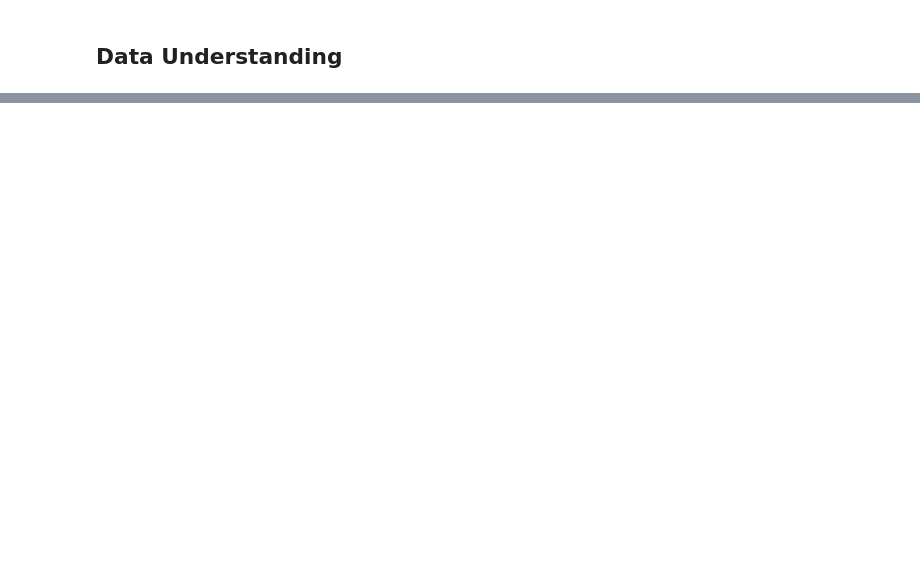
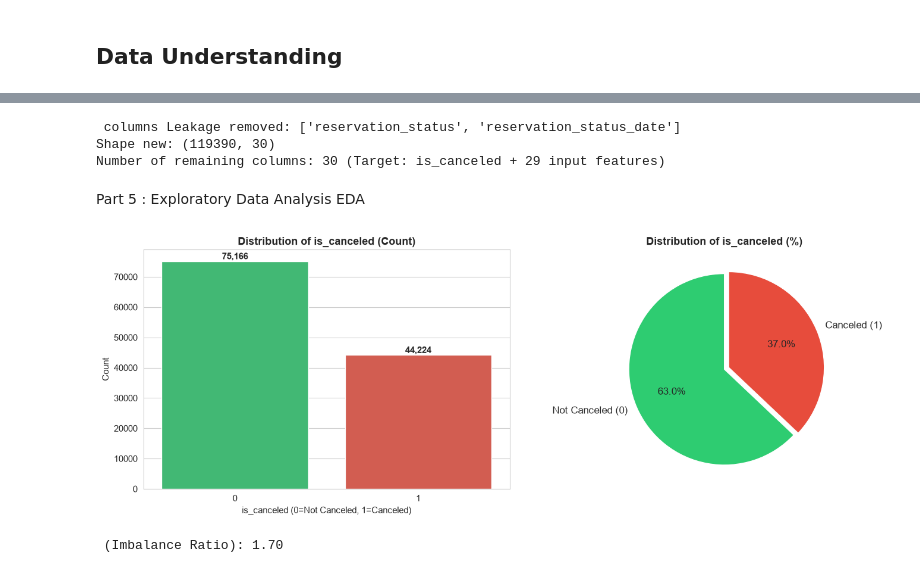
Before and after one commit to mohammadmhg/ml-casebooks, a Jupyter notebook: Hotel-Booking-Demand/notebook/hotel_cancellation_and_adr_modeling.ipynb, the cells around one changed output, grey strips where cells are left out. Saved outputs shown, nothing was run; the diff lists cells and outputs as text; code cells hidden in the pictures; blank space fills up the shorter version.

```diff
--- a/Hotel-Booking-Demand/notebook/hotel_cancellation_and_adr_modeling.ipynb
+++ b/Hotel-Booking-Demand/notebook/hotel_cancellation_and_adr_modeling.ipynb
@@ -334,0 +387,46 @@ Dataset شامل **119,390 رکورد** و **32 ستون** است. این حجم
+# %%
+
+# حذف ستون‌های Leakage
+
+leakage_cols = ['reservation_status', 'reservation_status_date']
+df = df.drop(columns=leakage_cols)
+
+print(f" columns Leakage removed: {leakage_cols}")
+print(f"Shape new: {df.shape}")
+print(f"Number of remaining columns: {df.shape[1]} (Target: is_canceled + {df.shape[1]-1} input features)")
+# %% [output]
+ columns Leakage removed: ['reservation_status', 'reservation_status_date']
+Shape new: (119390, 30)
+Number of remaining columns: 30 (Target: is_canceled + 29 input features)
+# %% [markdown]
+Part 5 : Exploratory Data Analysis  EDA
+# %%
+
+#  distribution of Target
+
+fig, axes = plt.subplots(1, 2, figsize=(14, 5))
+
+# نمودار تعداد
+sns.countplot(data=df, x='is_canceled', ax=axes[0], palette=['#2ecc71', '#e74c3c'])
+axes[0].set_title('Distribution of is_canceled (Count)', fontsize=13, fontweight='bold')
+axes[0].set_xlabel('is_canceled (0=Not Canceled, 1=Canceled)')
+axes[0].set_ylabel('Count')
+for p in axes[0].patches:
+    axes[0].annotate(f'{int(p.get_height()):,}',
+                     (p.get_x() + p.get_width()/2, p.get_height()),
+                     ha='center', va='bottom', fontsize=11, fontweight='bold')
+
+# نمودار درصد (Pie)
+counts = df['is_canceled'].value_counts()
+axes[1].pie(counts, labels=['Not Canceled (0)', 'Canceled (1)'],
+            autopct='%1.1f%%', colors=['#2ecc71', '#e74c3c'],
+            startangle=90, explode=[0, 0.05], textprops={'fontsize': 12})
+axes[1].set_title('Distribution of is_canceled (%)', fontsize=13, fontweight='bold')
+
+plt.tight_layout()
+plt.show()
+
+print(f"\n (Imbalance Ratio): {counts[0]/counts[1]:.2f}")
+# %% [output]
+[figure, added]
+ (Imbalance Ratio): 1.70
```
Also changed, not shown: parts of 138 cells of this notebook.
